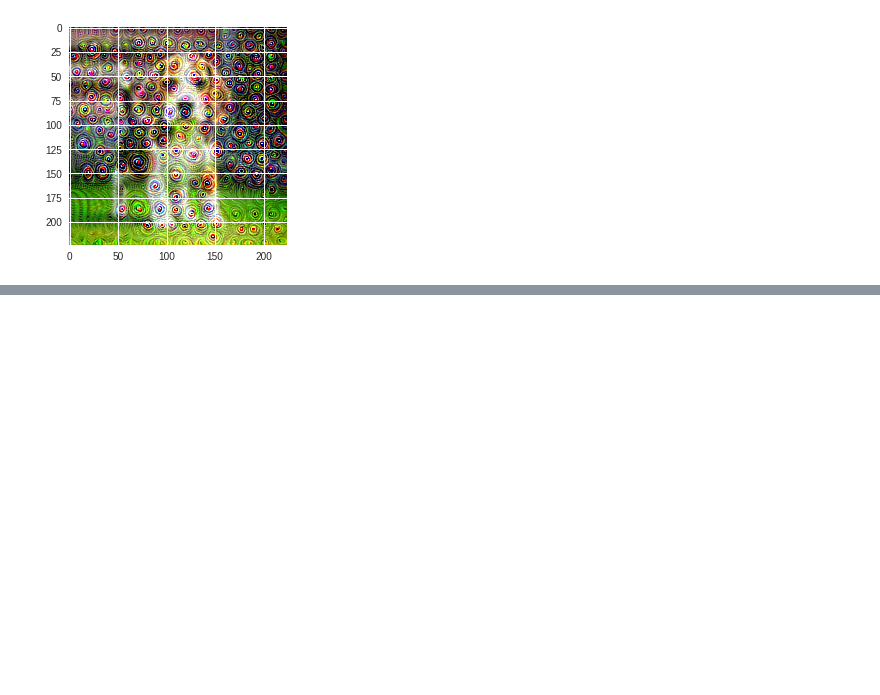
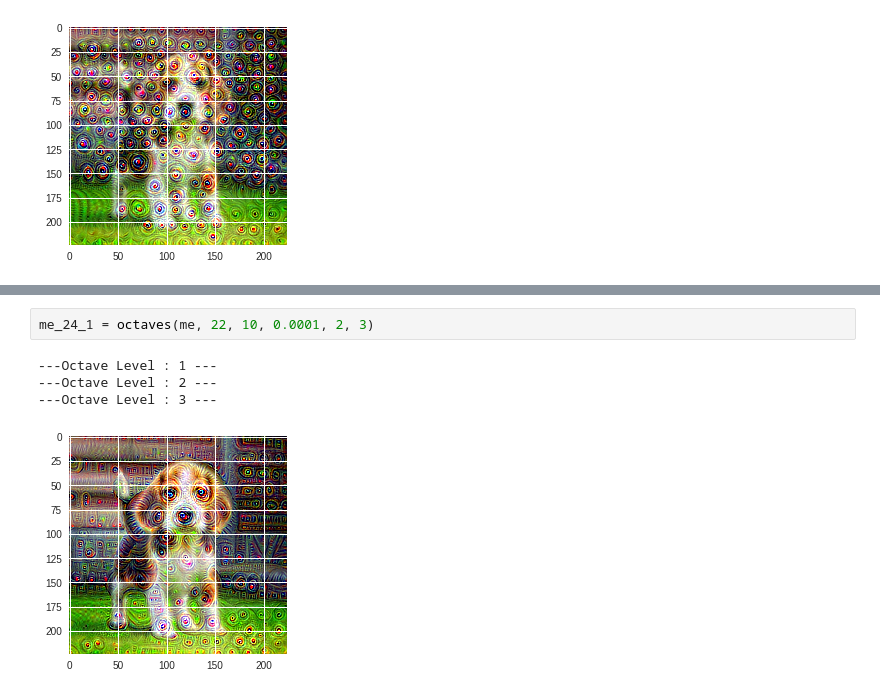
Before and after one commit to saranshkarira/CNN-Visual-Interpretor-PyTorch, a Jupyter notebook: setup.ipynb, the cells around one changed output, grey strips where cells are left out. Saved outputs shown, nothing was run; the diff lists cells and outputs as text; blank space fills up the shorter version.

```diff
--- a/setup.ipynb
+++ b/setup.ipynb
@@ -252,3 +310,10 @@ me_24_1 = octaves(me, 19, 10, 0.0001, 2, 3)
 ---Octave Level : 2 ---
 ---Octave Level : 3 ---
 [figure]
+# %%
+me_24_1 = octaves(me, 22, 10, 0.0001, 2, 3)
+# %% [output]
+---Octave Level : 1 ---
+---Octave Level : 2 ---
+---Octave Level : 3 ---
+[figure, added]
```
Also changed, not shown: parts of 23 cells of this notebook.
